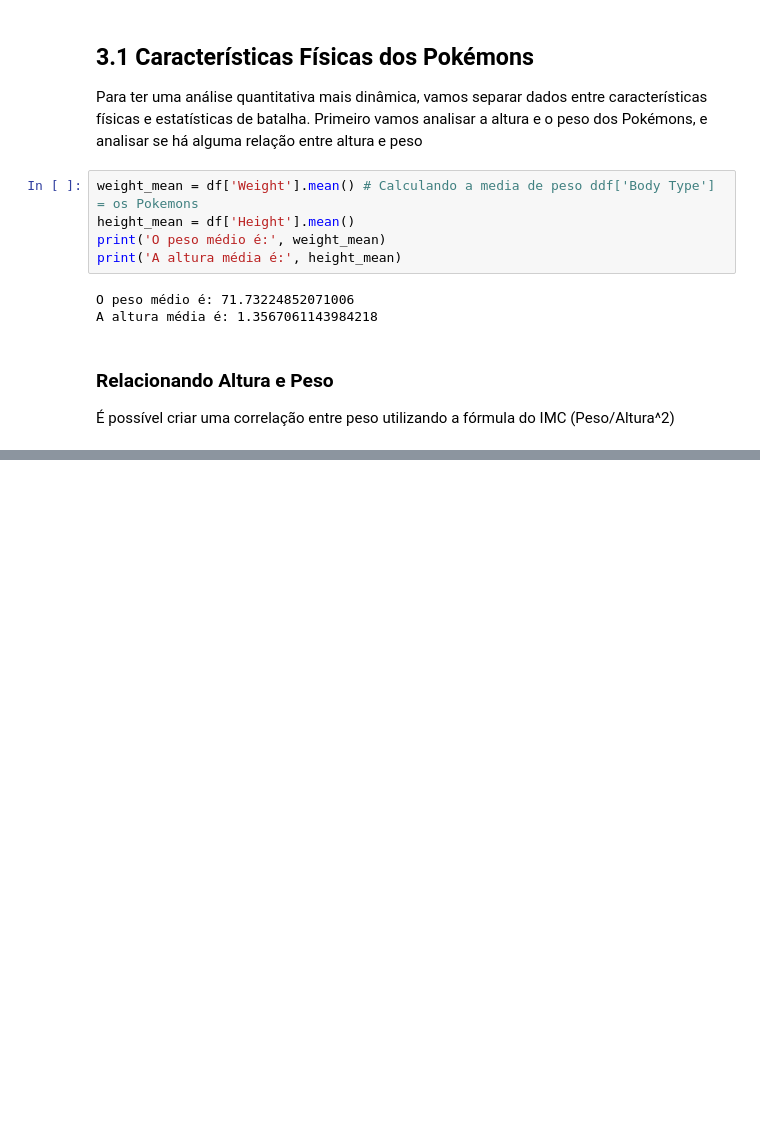
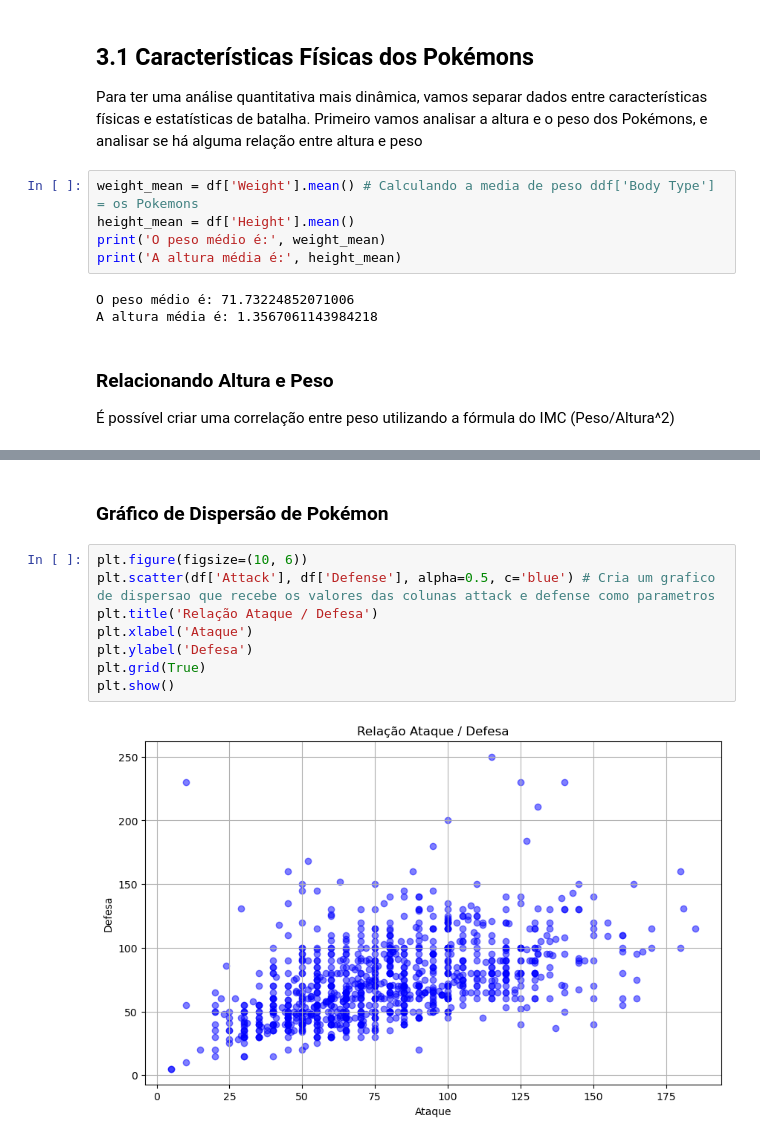
Before and after one commit to HugoH3/PokemonAnalysis, a Jupyter notebook: pokemon_exercicio.ipynb, the cells around one changed output, grey strips where cells are left out. Drawn from its saved outputs; the diff is of its cells as text; blank space fills up the shorter version.

```diff
--- a/pokemon_exercicio.ipynb
+++ b/pokemon_exercicio.ipynb
@@ -212,0 +266,12 @@ df.groupby('Type')['']
+# %% [markdown]
+### Gráfico de Dispersão de Pokémon
+# %%
+plt.figure(figsize=(10, 6))
+plt.scatter(df['Attack'], df['Defense'], alpha=0.5, c='blue') # Cria um grafico de dispersao que recebe os valores das colunas attack e defense como parametros
+plt.title('Relação Ataque / Defesa')
+plt.xlabel('Ataque')
+plt.ylabel('Defesa')
+plt.grid(True)
+plt.show()
+# %% [output]
+[figure, added]
```
Also changed, not shown: parts of 12 cells of this notebook.
